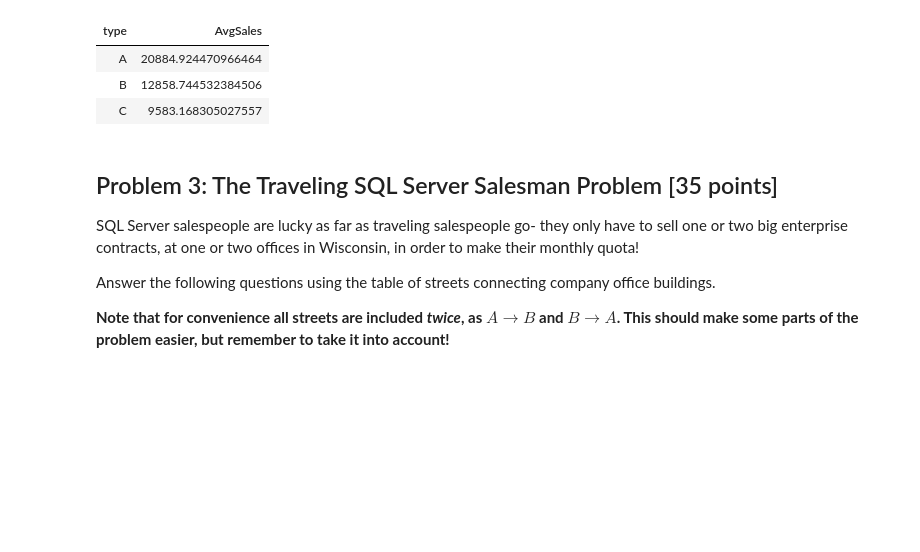
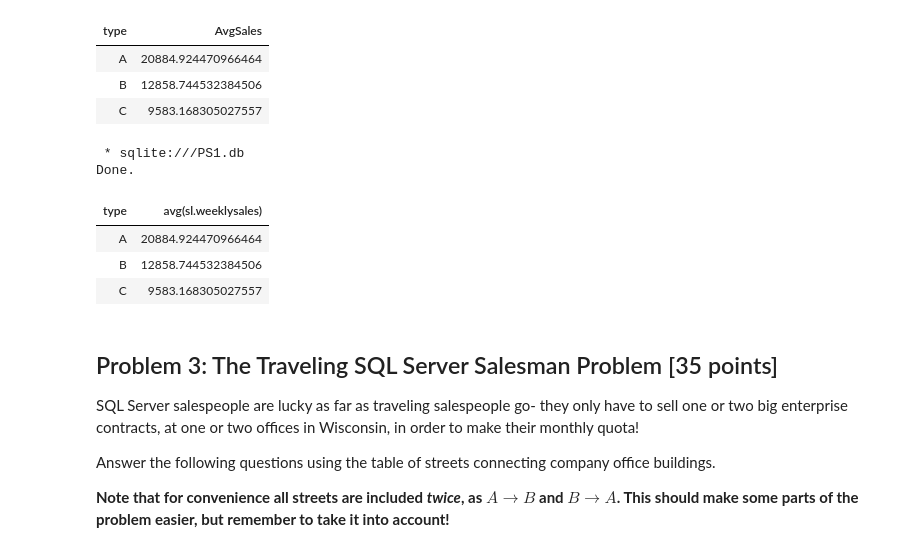
Before and after one commit to AaronMelcher/CS564, a Jupyter notebook: Homework/SQL/hw1.ipynb, the cells around one changed output. Saved outputs shown, nothing was run; the diff lists cells and outputs as text; code cells hidden in the pictures; blank space fills up the shorter version.

```diff
--- a/Homework/SQL/hw1.ipynb
+++ b/Homework/SQL/hw1.ipynb
@@ -347,6 +334,22 @@ Done.
 | A | 20884.924470966464 |
 | B | 12858.744532384506 |
 | C | 9583.168305027557 |
+# %%
+%%sql
+select s.type, avg(sl.weeklysales)
+from Stores s join Sales sl
+on s.store = sl.store
+where sl.WeekDate like "%-12-%"
+    or sl.WeekDate like "%-01-%"
+    or sl.WeekDate like "%-02-%"
+group by s.type
+# %% [output]
+ * sqlite:///PS1.db
+Done.
+| type | avg(sl.weeklysales) |
+| A | 20884.924470966464 |
+| B | 12858.744532384506 |
+| C | 9583.168305027557 |
 # %% [markdown]
 Problem 3: The Traveling SQL Server Salesman Problem [35 points]
 --------------------------------------------------
```
Also changed, not shown: parts of 4 cells of this notebook, 5 other files.
